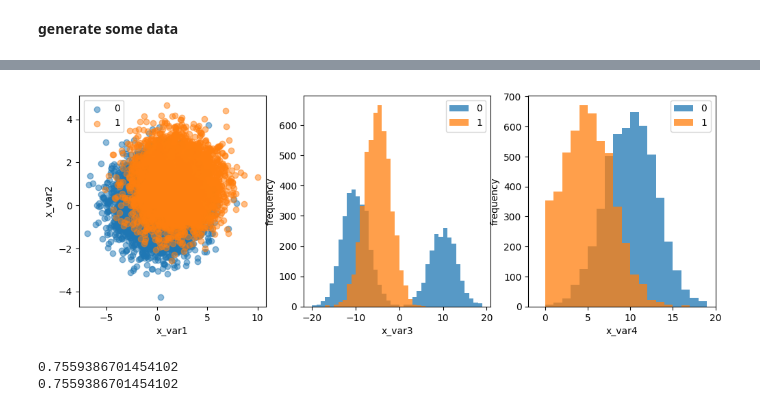
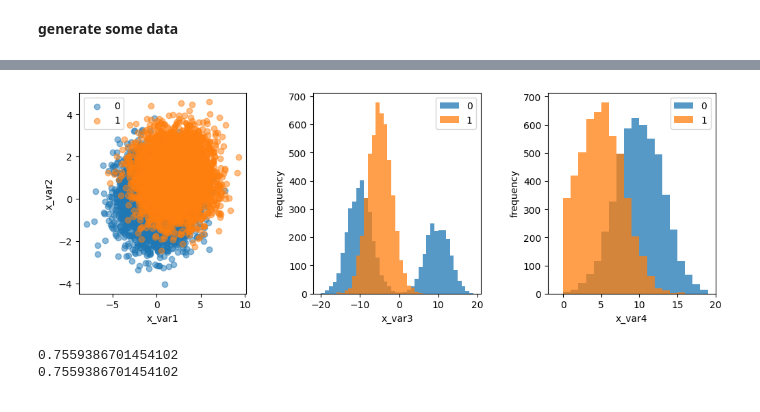
Before and after one commit to wreedpalmer/helpful_snippets, a Jupyter notebook: helpful_snippets.ipynb, the cells around one changed output, grey strips where cells are left out. Saved outputs shown, nothing was run; the diff lists cells and outputs as text; code cells hidden in the pictures.

```diff
--- a/helpful_snippets.ipynb
+++ b/helpful_snippets.ipynb
@@ -254,24 +417,26 @@ X_train, X_test, X2_train, X2_test, y_train, y_test = train_test_split(X, X_wAbs
 # %%
-_, (ax1, ax2, ax3) = plt.subplots(nrows=1, ncols=3, figsize=(12,4))
+_, (ax1, ax2, ax3) = plt.subplots(nrows=1, ncols=3, figsize=(12,3))
 
 for val in [0,1]:
     idx = np.where(target==val)[0]
     ax1.scatter(x_var1[idx], x_var2[idx], label = f'{val}', alpha=.5)
     ax2.hist(x_var3[idx], label = f'{val}', alpha=.75, bins=np.arange(-20,20,1))
     ax3.hist(x_var4[idx], label = f'{val}', alpha=.75, bins=np.arange(-1,20,1))
 
 ax1.set_xlabel('x_var1')
 ax1.set_ylabel('x_var2')
 ax2.set_xlabel('x_var3')
 ax2.set_ylabel('frequency')
 ax3.set_xlabel('x_var4')
 ax3.set_ylabel('frequency')
 ax1.legend()
 ax2.legend()
 ax3.legend()
+
+plt.subplots_adjust(top = .99, bottom=0.01, hspace=.6, wspace=0.4)
 plt.show()
 # %% [output]
-[figure, old version]
+[figure, new version]
 # %%
 print(roc_auc_score(target, x_var1))
 cond0 = target==0
```
Also changed, not shown: parts of 24 cells of this notebook.
